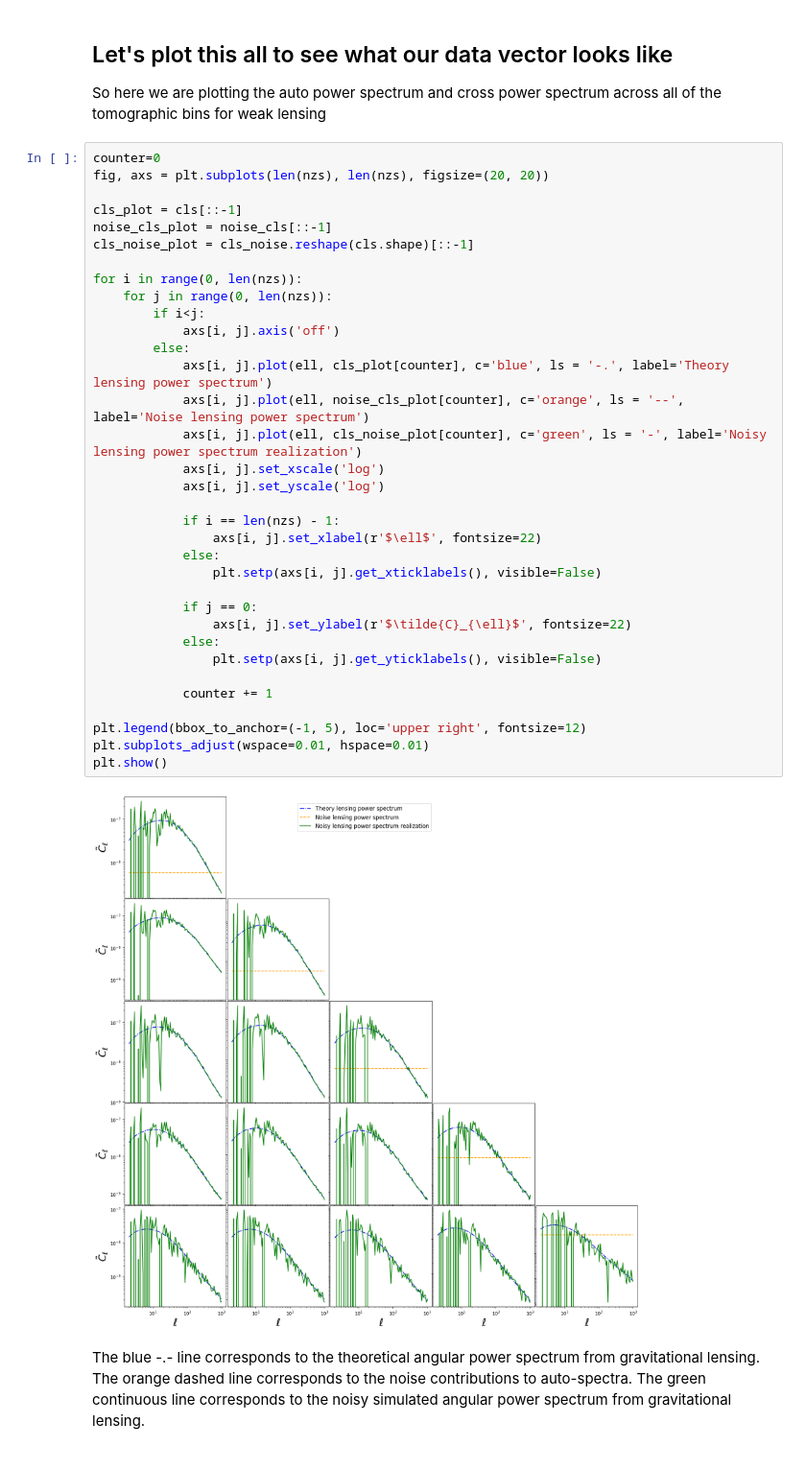
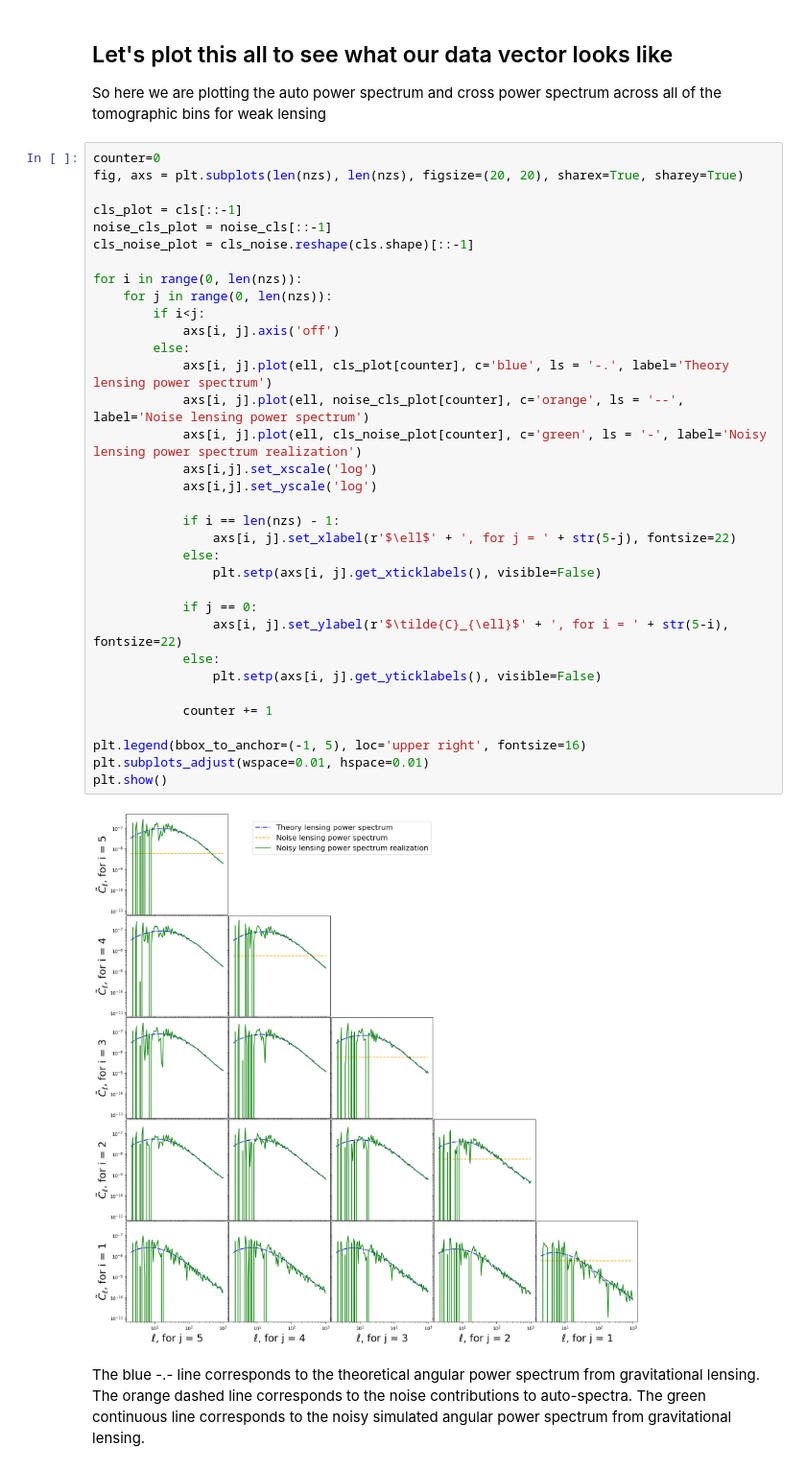
Before and after one commit to astro-informatics/sbi_tutorial, a Jupyter notebook: cosmology_sbi_tutorial.ipynb, the cells around one changed output. Shown at 96% size. Saved outputs shown, nothing was run; the diff lists cells and outputs as text.

```diff
--- a/cosmology_sbi_tutorial.ipynb
+++ b/cosmology_sbi_tutorial.ipynb
@@ -218,40 +214,40 @@ cls_noise = jax.random.multivariate_normal(mean=jnp.concatenate(cls), cov=cov, k
 So here we are plotting the auto power spectrum and cross power spectrum across all of the tomographic bins for weak lensing
 # %%
 counter=0
-fig, axs = plt.subplots(len(nzs), len(nzs), figsize=(20, 20))
+fig, axs = plt.subplots(len(nzs), len(nzs), figsize=(20, 20), sharex=True, sharey=True)
 
 cls_plot = cls[::-1]
 noise_cls_plot = noise_cls[::-1]
 cls_noise_plot = cls_noise.reshape(cls.shape)[::-1]
 
 for i in range(0, len(nzs)):
     for j in range(0, len(nzs)):
         if i<j:
             axs[i, j].axis('off')
         else:
             axs[i, j].plot(ell, cls_plot[counter], c='blue', ls = '-.', label='Theory lensing power spectrum')
             axs[i, j].plot(ell, noise_cls_plot[counter], c='orange', ls = '--', label='Noise lensing power spectrum')
             axs[i, j].plot(ell, cls_noise_plot[counter], c='green', ls = '-', label='Noisy lensing power spectrum realization')
-            axs[i, j].set_xscale('log')
-            axs[i, j].set_yscale('log')
+            axs[i,j].set_xscale('log')
+            axs[i,j].set_yscale('log')
 
             if i == len(nzs) - 1:
-                axs[i, j].set_xlabel(r'$\ell$', fontsize=22)
+                axs[i, j].set_xlabel(r'$\ell$' + ', for j = ' + str(5-j), fontsize=22)
             else:
                 plt.setp(axs[i, j].get_xticklabels(), visible=False)
 
             if j == 0:
-                axs[i, j].set_ylabel(r'$\tilde{C}_{\ell}$', fontsize=22)
+                axs[i, j].set_ylabel(r'$\tilde{C}_{\ell}$' + ', for i = ' + str(5-i), fontsize=22)
             else:
                 plt.setp(axs[i, j].get_yticklabels(), visible=False)
 
             counter += 1
 
-plt.legend(bbox_to_anchor=(-1, 5), loc='upper right', fontsize=12)
+plt.legend(bbox_to_anchor=(-1, 5), loc='upper right', fontsize=16)
 plt.subplots_adjust(wspace=0.01, hspace=0.01)
 plt.show()
 # %% [output]
-[figure, old version]
+[figure, new version]
 # %% [markdown]
 The blue -.- line corresponds to the theoretical angular power spectrum from gravitational lensing. The orange dashed line corresponds to the noise contributions to auto-spectra. The green continuous line corresponds to the noisy simulated angular power spectrum from gravitational lensing.
 # %% [markdown]
```
Also changed, not shown: parts of 24 cells of this notebook, 36 other files.
